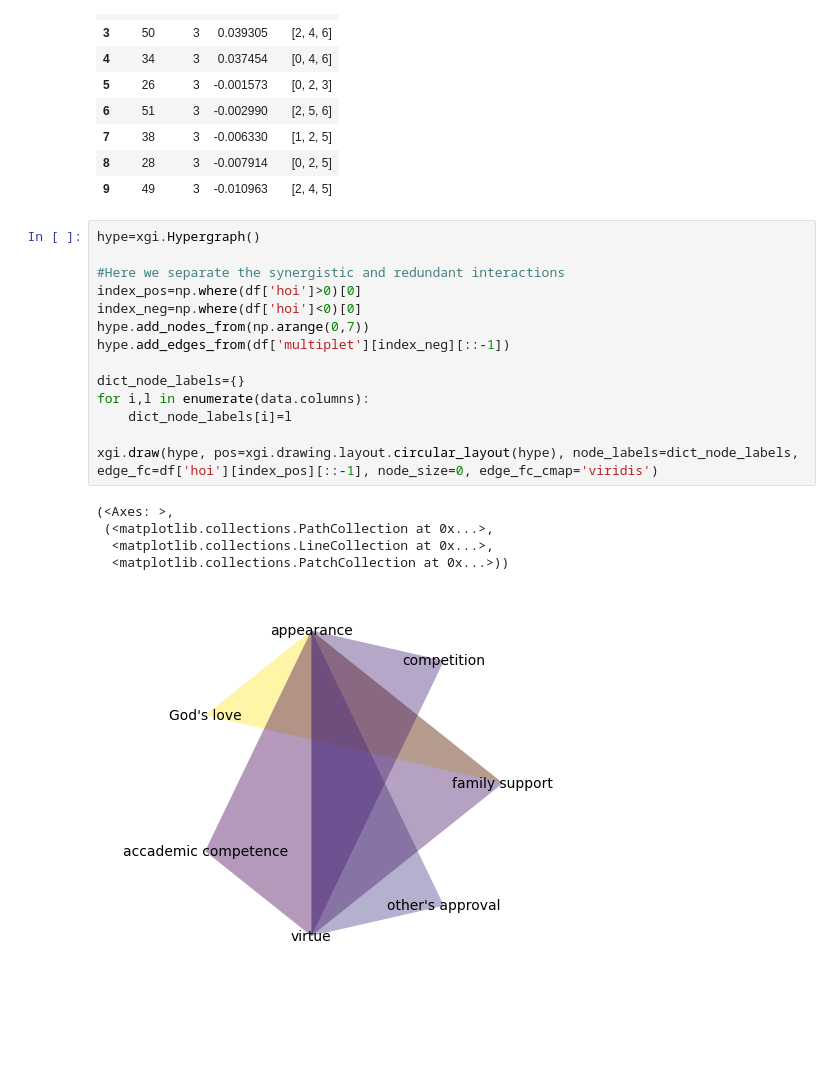
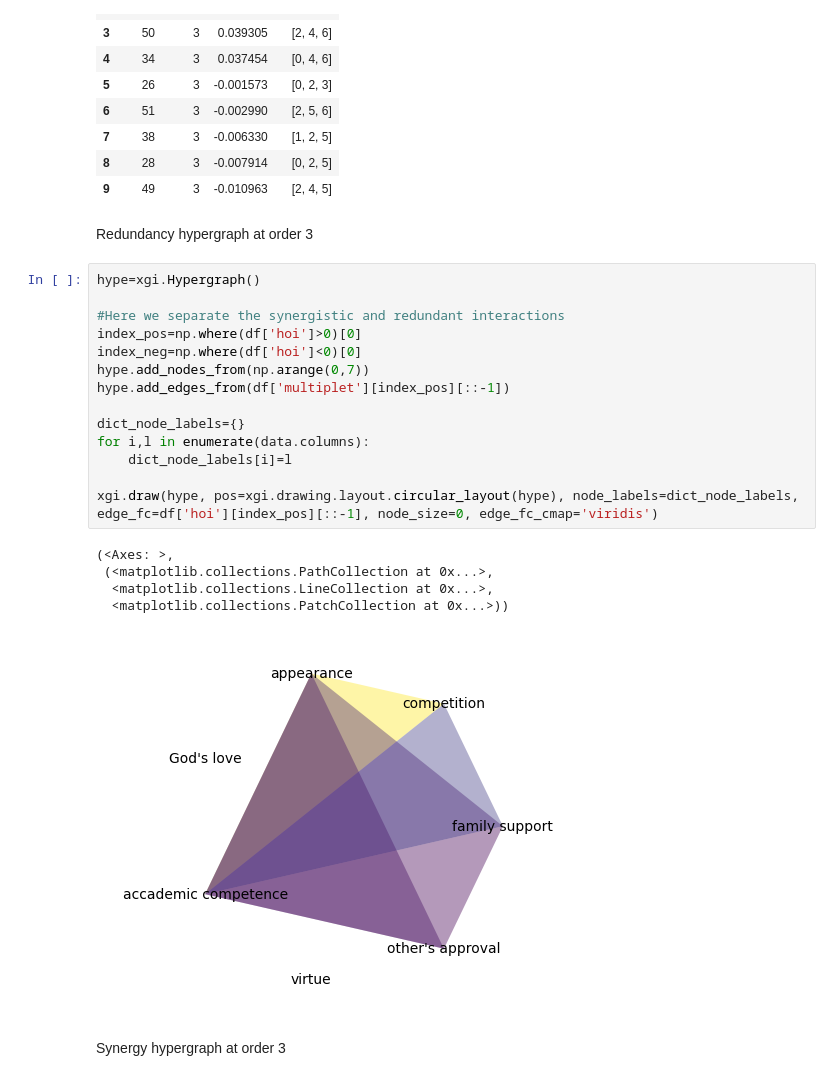
Before and after one commit to Mattehub/IK_MMs, a Jupyter notebook: spychometrics/tutorial.ipynb, the cells around one changed output. Saved outputs shown, nothing was run; the diff lists cells and outputs as text; blank space fills up the shorter version.

```diff
--- a/spychometrics/tutorial.ipynb
+++ b/spychometrics/tutorial.ipynb
@@ -53,26 +53,30 @@ df
 | 7 | 38 | 3 | -0.006330 | [1, 2, 5] |
 | 8 | 28 | 3 | -0.007914 | [0, 2, 5] |
 | 9 | 49 | 3 | -0.010963 | [2, 4, 5] |
+# %% [markdown]
+Redundancy hypergraph at order 3
 # %%
 hype=xgi.Hypergraph()
 
 #Here we separate the synergistic and redundant interactions
 index_pos=np.where(df['hoi']>0)[0]
 index_neg=np.where(df['hoi']<0)[0]
 hype.add_nodes_from(np.arange(0,7))
-hype.add_edges_from(df['multiplet'][index_neg][::-1])
+hype.add_edges_from(df['multiplet'][index_pos][::-1])
 
 dict_node_labels={}
 for i,l in enumerate(data.columns):
     dict_node_labels[i]=l
 
 xgi.draw(hype, pos=xgi.drawing.layout.circular_layout(hype), node_labels=dict_node_labels, edge_fc=df['hoi'][index_pos][::-1], node_size=0, edge_fc_cmap='viridis')
 # %% [output]
 (<Axes: >,
  (<matplotlib.collections.PathCollection at 0x...>,
   <matplotlib.collections.LineCollection at 0x...>,
   <matplotlib.collections.PatchCollection at 0x...>))
-[figure, old version]
+[figure, new version]
+# %% [markdown]
+Synergy hypergraph at order 3
 # %%
 hype=xgi.Hypergraph()
 
```
Also changed, not shown: parts of 1 cell of this notebook.
